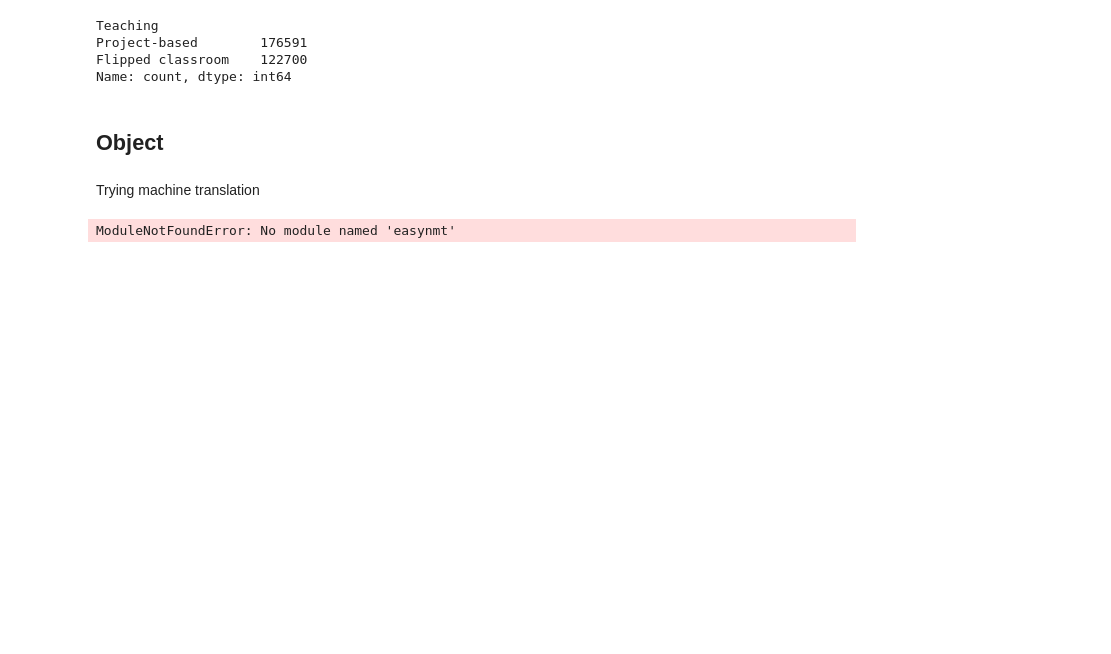
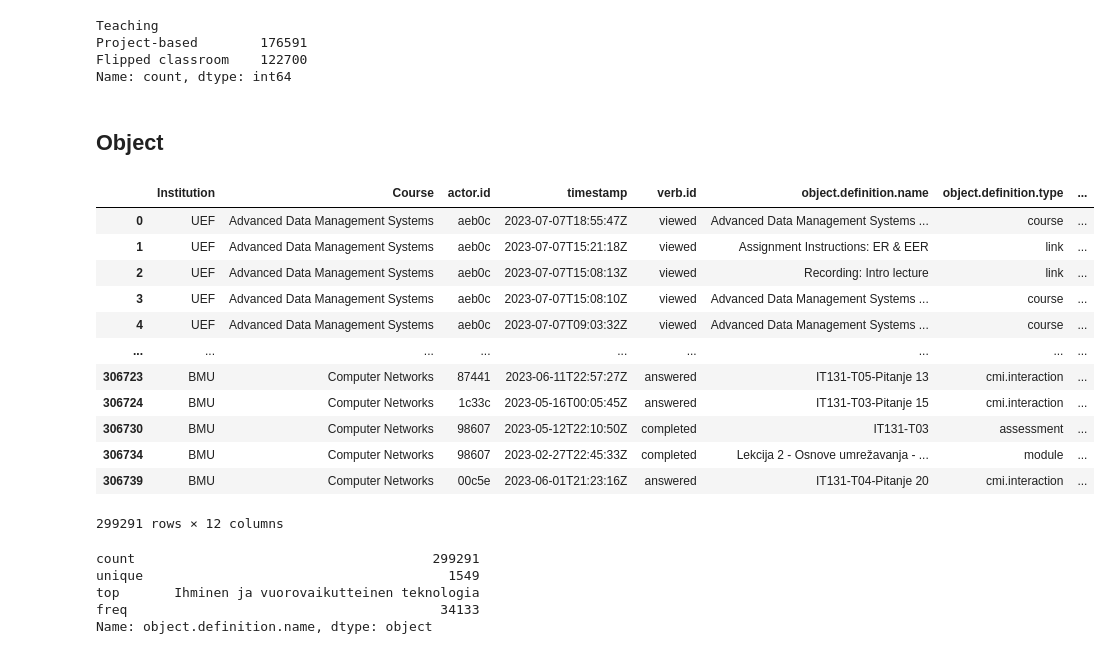
Before and after one commit to veneta13/ILEDA_hackathon, a Jupyter notebook: notebooks/preprocessing.ipynb, the cells around one changed output. Cells and saved outputs as stored; diff of their text form; code cells hidden in the pictures; blank space fills up the shorter version.

Commit message:
Add preprocessing - object, context, result, timestamp, actors

```diff
--- a/notebooks/preprocessing.ipynb
+++ b/notebooks/preprocessing.ipynb
@@ -282,10 +283,29 @@ Flipped classroom    122700
 Name: count, dtype: int64
 # %% [markdown]
 ## Object
-# %% [markdown]
-Trying machine translation
-# %%
-from easynmt import EasyNMT
-model = EasyNMT("opus-mt")
-# %% [output]
-ModuleNotFoundError: No module named 'easynmt'
+# %%
+df['object.definition.type'] = df['object.definition.type'].str.split('/').str[-1]
+# %%
+df
+# %% [output]
+|  | Institution | Course | actor.id | timestamp | verb.id | object.definition.name | object.definition.type | ... |
+| 0 | UEF | Advanced Data Management Systems | aeb0c | 2023-07-07T18:55:47Z | viewed | Advanced Data Management Systems ... | course | ... |
+| 1 | UEF | Advanced Data Management Systems | aeb0c | 2023-07-07T15:21:18Z | viewed | Assignment Instructions: ER & EER | link | ... |
+| 2 | UEF | Advanced Data Management Systems | aeb0c | 2023-07-07T15:08:13Z | viewed | Recording: Intro lecture | link | ... |
+| 3 | UEF | Advanced Data Management Systems | aeb0c | 2023-07-07T15:08:10Z | viewed | Advanced Data Management Systems ... | course | ... |
+| 4 | UEF | Advanced Data Management Systems | aeb0c | 2023-07-07T09:03:32Z | viewed | Advanced Data Management Systems ... | course | ... |
+| ... | ... | ... | ... | ... | ... | ... | ... | ... |
+| 306723 | BMU | Computer Networks | 87441 | 2023-06-11T22:57:27Z | answered | IT131-T05-Pitanje 13 | cmi.interaction | ... |
+| 306724 | BMU | Computer Networks | 1c33c | 2023-05-16T00:05:45Z | answered | IT131-T03-Pitanje 15 | cmi.interaction | ... |
+| 306730 | BMU | Computer Networks | 98607 | 2023-05-12T22:10:50Z | completed | IT131-T03 | assessment | ... |
+| 306734 | BMU | Computer Networks | 98607 | 2023-02-27T22:45:33Z | completed | Lekcija 2 - Osnove umrežavanja - ... | module | ... |
+| 306739 | BMU | Computer Networks | 00c5e | 2023-06-01T21:23:16Z | answered | IT131-T04-Pitanje 20 | cmi.interaction | ... |
+299291 rows × 12 columns
+# %%
+df['object.definition.name'].describe()
+# %% [output]
+count                                      299291
+unique                                       1549
+top       Ihminen ja vuorovaikutteinen teknologia
+freq                                        34133
+Name: object.definition.name, dtype: object
```
Also changed, not shown: parts of 27 cells of this notebook.
